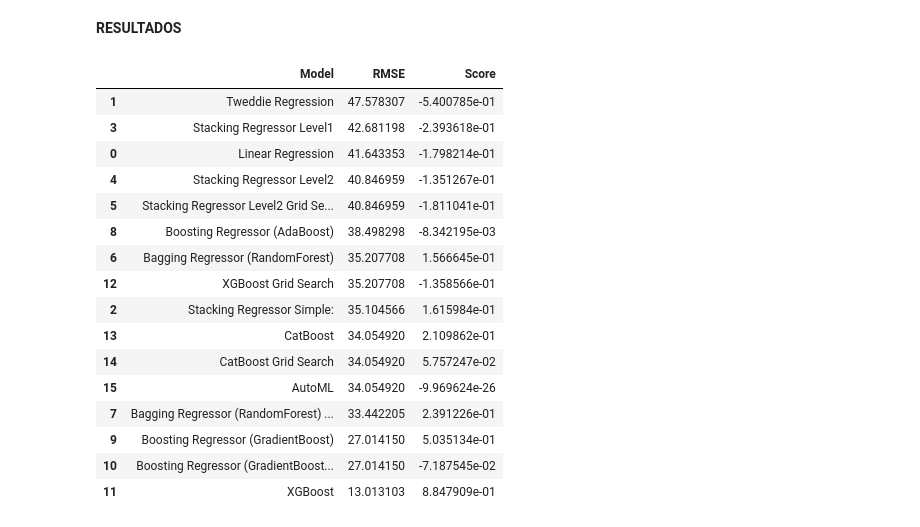
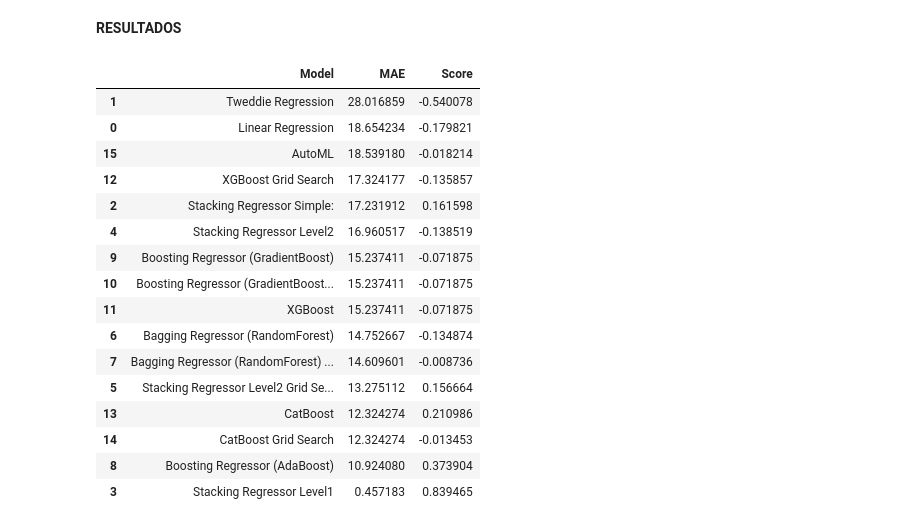
Before and after one commit to unaimleal/spri_reto_07_morado, a Jupyter notebook: modelado_valoracion.ipynb, the cells around one changed output. Drawn from its saved outputs; the diff is of its cells as text; code cells hidden in the pictures.

Commit message:
modelos sin escalar

```diff
--- a/modelado_valoracion.ipynb
+++ b/modelado_valoracion.ipynb
@@ -293,4 +261,4 @@ best: {'criterion': 2, 'max_depth': 1030.0, 'max_features': 1, 'min_samples_leaf
 # %%
-best_params = {'criterion': 'friedman_mse',  'max_depth': 1030, 'max_features': 1, 'min_samples_leaf': 0.01184997783447789, 'min_samples_split': 0.22984823490592782, 'n_estimators': 4}
+best_params = {'criterion': 'absolute_error',  'max_depth': 440, 'max_features': 3, 'min_samples_leaf': 0.026076502708615962, 'min_samples_split': 0.10271998395989146, 'n_estimators': 1}
 # %%
 #Bagging Regressor con los mejores parametros
@@ -548,12 +529,13 @@ The score obtained on test data is: 0.05757246759931034
 **Automated Machine Learning (AutoML)**
 # %%
 #Realizamos un TPOT para ver si podemos mejorar los resultados
-tpot = TPOTRegressor(generations=5, population_size=50, verbosity=2, n_jobs=-1)
-tpot.fit(x_train, y_train)
-y_pred=tpot.predict(x_test)
-mse = mean_squared_error(y_test, predictions)
-score_tpot=tpot.score(x_test, y_test)
-RMSE_tpot=np.sqrt(mse)
-print(f'The RMSE obtained on test data is: {RMSE_tpot}')
-print(f'The score obtained on test data is: {score_tpot}')
+m17 = TPOTRegressor(generations=5, population_size=50, verbosity=2, n_jobs=-1)
+m17.fit(x_train, y_train)
+y_pred=m17.predict(x_test)
+
+mae17 = mean_absolute_error(y_test, y_pred)
+r217 = r2_score(y_test, y_pred)
+
+print(f'The MAE obtained on test data is: {mae17}')
+print(f'The r2 obtained on test data is: {r217}')
 # %% [output]
@@ -574,40 +556,39 @@ The score obtained on test data is: -9.969623873664114e-26
 **RESULTADOS**
 # %%
 models = pd.DataFrame([
-    {'Model': 'Linear Regression', 'RMSE': RMSE_modelo0_lr, 'Score': score_modelo0_lr},
-    {'Model': 'Tweddie Regression', 'RMSE': RMSE_modelo0_tr, 'Score': score_modelo0_tr},
-    {'Model': 'Stacking Regressor Simple:', 'RMSE': RMSE_modelo1_sr_simple, 'Score': score_modelo1_sr_simple},
-    {'Model': 'Stacking Regressor Level1', 'RMSE': RMSE_modelo1_sr_level1, 'Score': score_modelo1_sr_level1},
-    # {'Model': 'Stacking Regressor Level1 Grid Search', 'RMSE': RMSE_modelo1_sr_level1_gs_cargado, 'Score': score_modelo1_sr_level1_gs_cargado},
-    {'Model': 'Stacking Regressor Level2', 'RMSE': RMSE_modelo1_sr_level2, 'Score': score_modelo1_sr_level2},
-    {'Model': 'Stacking Regressor Level2 Grid Search', 'RMSE': RMSE_modelo1_sr_level2_gs_cargado, 'Score': score_modelo1_sr_level2_gs_cargado},
-    {'Model': 'Bagging Regressor (RandomForest)', 'RMSE': RMSE_modelo2_bar_simple, 'Score': score_modelo2_bar_simple},
-    {'Model': 'Bagging Regressor (RandomForest) Optimizado', 'RMSE': RMSE_modelo2_bar_optimizado, 'Score': score_modelo2_bar_optimizado},
-    {'Model': 'Boosting Regressor (AdaBoost)', 'RMSE': RMSE_modelo3_bor_simple1, 'Score': score_modelo3_bor_simple1},
-    {'Model': 'Boosting Regressor (GradientBoost)', 'RMSE': RMSE_modelo3_bor_simple2, 'Score': score_modelo3_bor_simple2},
-    {'Model': 'Boosting Regressor (GradientBoost) Grid Search', 'RMSE': RMSE_modelo3_bor_level1_gs_cargado, 'Score': score_modelo3_bor_level1_gs_cargado},
-    {'Model': 'XGBoost', 'RMSE': RMSE_modelo3_bor_xgboost, 'Score': score_modelo3_bor_xgboost},
-    {'Model': 'XGBoost Grid Search', 'RMSE': RMSE_modelo3_bor_xgboost_gs_cargado, 'Score': score_modelo3_bor_xgboost_gs_cargado},
-    {'Model': 'CatBoost', 'RMSE': RMSE_modelo3_bor_catboost, 'Score': score_modelo3_bor_catboost},
-    {'Model': 'CatBoost Grid Search', 'RMSE': RMSE_modelo3_bor_catboost_gs_cargado, 'Score': score_modelo3_bor_catboost_gs_cargado},
-    {'Model': 'AutoML', 'RMSE': RMSE_tpot, 'Score': score_tpot}
+    {'Model': 'Linear Regression', 'MAE': mae1, 'Score': r21},
+    {'Model': 'Tweddie Regression', 'MAE': mae2, 'Score': r22},
+    {'Model': 'Stacking Regressor Simple:', 'MAE': mae3, 'Score': r23},
+    {'Model': 'Stacking Regressor Level1', 'MAE': mae4, 'Score': r24},
+    {'Model': 'Stacking Regressor Level2', 'MAE': mae6, 'Score': r26},
+    {'Model': 'Stacking Regressor Level2 Grid Search', 'MAE': mae7, 'Score': r27},
+    {'Model': 'Bagging Regressor (RandomForest)', 'MAE': mae8, 'Score': r28},
+    {'Model': 'Bagging Regressor (RandomForest) Optimizado', 'MAE': mae9, 'Score': r29},
+    {'Model': 'Boosting Regressor (AdaBoost)', 'MAE': mae10, 'Score': r210},
+    {'Model': 'Boosting Regressor (GradientBoost)', 'MAE': mae11, 'Score': r211},
+    {'Model': 'Boosting Regressor (GradientBoost) Grid Search', 'MAE': mae12, 'Score': r211},
+    {'Model': 'XGBoost', 'MAE': mae13, 'Score': r213},
+    {'Model': 'XGBoost Grid Search', 'MAE': mae14, 'Score': r214},
+    {'Model': 'CatBoost', 'MAE': mae15, 'Score': r215},
+    {'Model': 'CatBoost Grid Search', 'MAE': mae15, 'Score': r216},
+    {'Model': 'AutoML', 'MAE': mae17, 'Score': r217}
 ])
-models.sort_values(by='RMSE', ascending=False)
+models.sort_values(by='MAE', ascending=False)
 # %% [output]
-|  | Model | RMSE | Score |
-| 1 | Tweddie Regression | 47.578307 | -5.400785e-01 |
-| 3 | Stacking Regressor Level1 | 42.681198 | -2.393618e-01 |
-| 0 | Linear Regression | 41.643353 | -1.798214e-01 |
-| 4 | Stacking Regressor Level2 | 40.846959 | -1.351267e-01 |
-| 5 | Stacking Regressor Level2 Grid Se... | 40.846959 | -1.811041e-01 |
-| 8 | Boosting Regressor (AdaBoost) | 38.498298 | -8.342195e-03 |
-| 6 | Bagging Regressor (RandomForest) | 35.207708 | 1.566645e-01 |
-| 12 | XGBoost Grid Search | 35.207708 | -1.358566e-01 |
-| 2 | Stacking Regressor Simple: | 35.104566 | 1.615984e-01 |
-| 13 | CatBoost | 34.054920 | 2.109862e-01 |
-| 14 | CatBoost Grid Search | 34.054920 | 5.757247e-02 |
-| 15 | AutoML | 34.054920 | -9.969624e-26 |
-| 7 | Bagging Regressor (RandomForest) ... | 33.442205 | 2.391226e-01 |
-| 9 | Boosting Regressor (GradientBoost) | 27.014150 | 5.035134e-01 |
-| 10 | Boosting Regressor (GradientBoost... | 27.014150 | -7.187545e-02 |
-| 11 | XGBoost | 13.013103 | 8.847909e-01 |
+|  | Model | MAE | Score |
+| 1 | Tweddie Regression | 28.016859 | -0.540078 |
+| 0 | Linear Regression | 18.654234 | -0.179821 |
+| 15 | AutoML | 18.539180 | -0.018214 |
+| 12 | XGBoost Grid Search | 17.324177 | -0.135857 |
+| 2 | Stacking Regressor Simple: | 17.231912 | 0.161598 |
+| 4 | Stacking Regressor Level2 | 16.960517 | -0.138519 |
+| 9 | Boosting Regressor (GradientBoost) | 15.237411 | -0.071875 |
+| 10 | Boosting Regressor (GradientBoost... | 15.237411 | -0.071875 |
+| 11 | XGBoost | 15.237411 | -0.071875 |
+| 6 | Bagging Regressor (RandomForest) | 14.752667 | -0.134874 |
+| 7 | Bagging Regressor (RandomForest) ... | 14.609601 | -0.008736 |
+| 5 | Stacking Regressor Level2 Grid Se... | 13.275112 | 0.156664 |
+| 13 | CatBoost | 12.324274 | 0.210986 |
+| 14 | CatBoost Grid Search | 12.324274 | -0.013453 |
+| 8 | Boosting Regressor (AdaBoost) | 10.924080 | 0.373904 |
+| 3 | Stacking Regressor Level1 | 0.457183 | 0.839465 |
```
Also changed, not shown: parts of 30 cells of this notebook, 4 other files.
